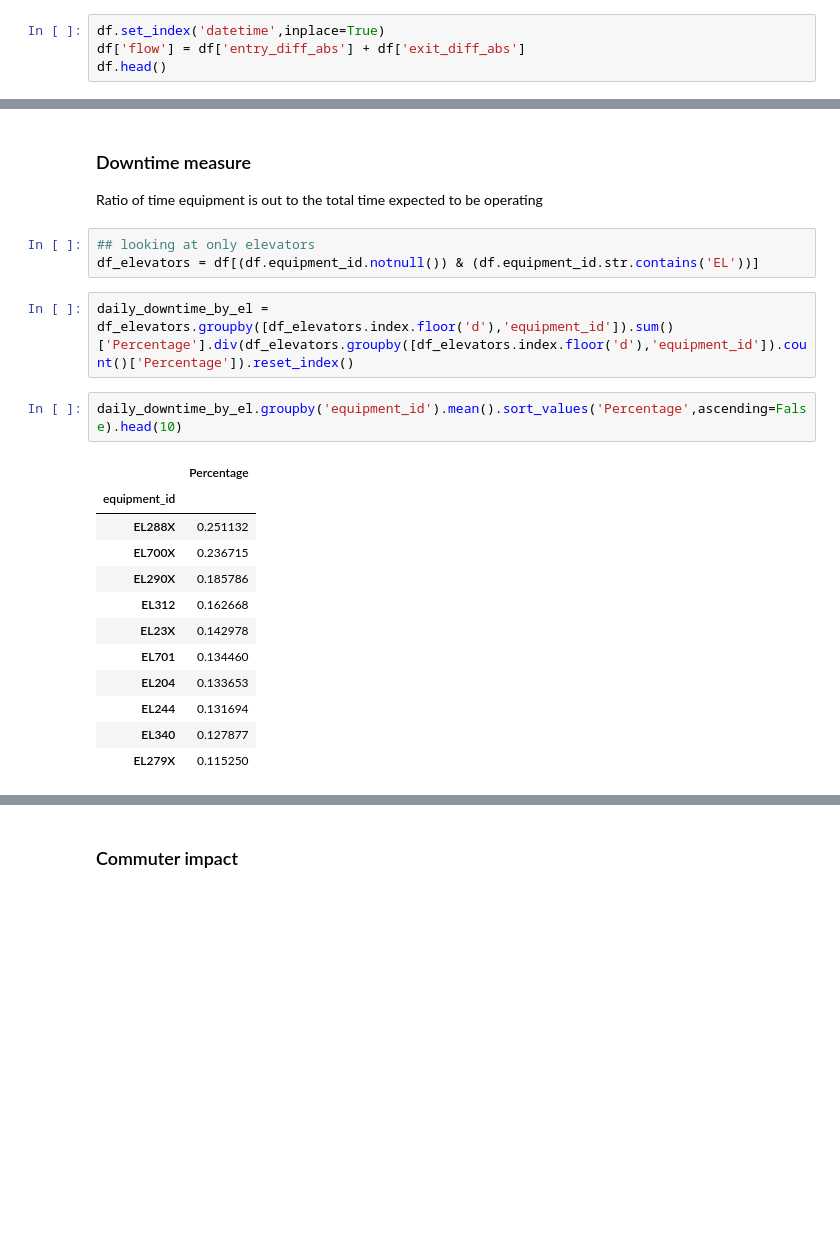
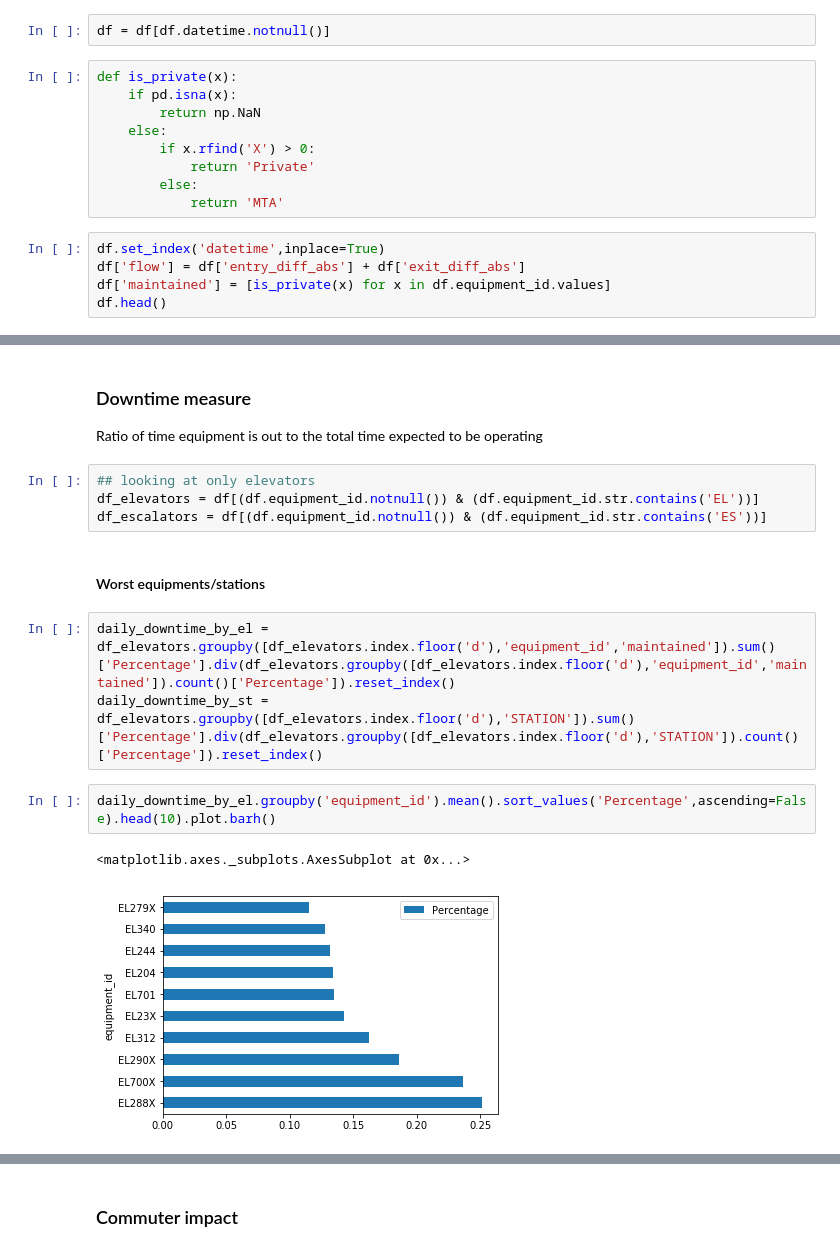
Before and after one commit to tsdataclinic/mta, a Jupyter notebook: notebooks/global_metric/02_calc_metrics.ipynb, the cells around one changed output, grey strips where cells are left out. Saved outputs shown, nothing was run; the diff lists cells and outputs as text; blank space fills up the shorter version.

Commit message:
downtime analysis

```diff
--- a/notebooks/global_metric/02_calc_metrics.ipynb
+++ b/notebooks/global_metric/02_calc_metrics.ipynb
@@ -13,8 +15,20 @@ import re
 # %%
 df = pd.read_pickle('../../data/processed/all_turnstiles_with_outage.pkl.gz')
+# %%
+df = df[df.datetime.notnull()]
+# %%
+def is_private(x):
+    if pd.isna(x):
+        return np.NaN
+    else:
+        if x.rfind('X') > 0:
+            return 'Private'
+        else:
+            return 'MTA'
 # %%
 df.set_index('datetime',inplace=True)
 df['flow'] = df['entry_diff_abs'] + df['exit_diff_abs']
+df['maintained'] = [is_private(x) for x in df.equipment_id.values]
 df.head()
 # %% [output]
 |  | STATION | UNIT | equipment_id | station_name | Percentage | entry_diff_abs | exit_diff_abs | ... |
@@ -51,20 +65,14 @@ Ratio of time equipment is out to the total time expected to be operating
 # %%
 ## looking at only elevators
 df_elevators = df[(df.equipment_id.notnull()) & (df.equipment_id.str.contains('EL'))]
+df_escalators = df[(df.equipment_id.notnull()) & (df.equipment_id.str.contains('ES'))]
+# %% [markdown]
+#### Worst equipments/stations
 # %%
-daily_downtime_by_el = df_elevators.groupby([df_elevators.index.floor('d'),'equipment_id']).sum()['Percentage'].div(df_elevators.groupby([df_elevators.index.floor('d'),'equipment_id']).count()['Percentage']).reset_index()
+daily_downtime_by_el = df_elevators.groupby([df_elevators.index.floor('d'),'equipment_id','maintained']).sum()['Percentage'].div(df_elevators.groupby([df_elevators.index.floor('d'),'equipment_id','maintained']).count()['Percentage']).reset_index()
+daily_downtime_by_st = df_elevators.groupby([df_elevators.index.floor('d'),'STATION']).sum()['Percentage'].div(df_elevators.groupby([df_elevators.index.floor('d'),'STATION']).count()['Percentage']).reset_index()
 # %%
-daily_downtime_by_el.groupby('equipment_id').mean().sort_values('Percentage',ascending=False).head(10)
+daily_downtime_by_el.groupby('equipment_id').mean().sort_values('Percentage',ascending=False).head(10).plot.barh()
 # %% [output]
-|  | Percentage |
-| equipment_id |  |
-| EL288X | 0.251132 |
-| EL700X | 0.236715 |
-| EL290X | 0.185786 |
-| EL312 | 0.162668 |
-| EL23X | 0.142978 |
-| EL701 | 0.134460 |
-| EL204 | 0.133653 |
-| EL244 | 0.131694 |
-| EL340 | 0.127877 |
-| EL279X | 0.115250 |
+<matplotlib.axes._subplots.AxesSubplot at 0x...>
+[figure, added]
```
Also changed, not shown: parts of 13 cells of this notebook, 1 other file.
